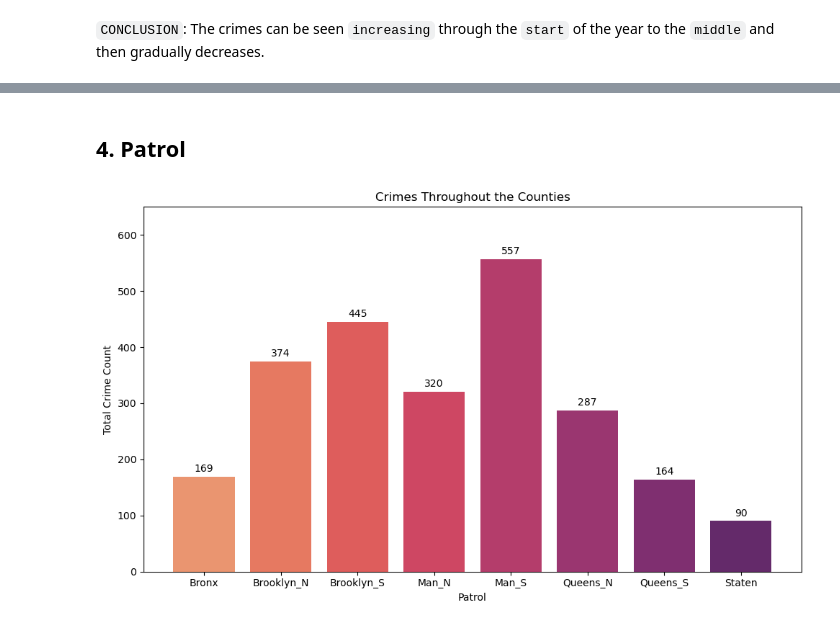
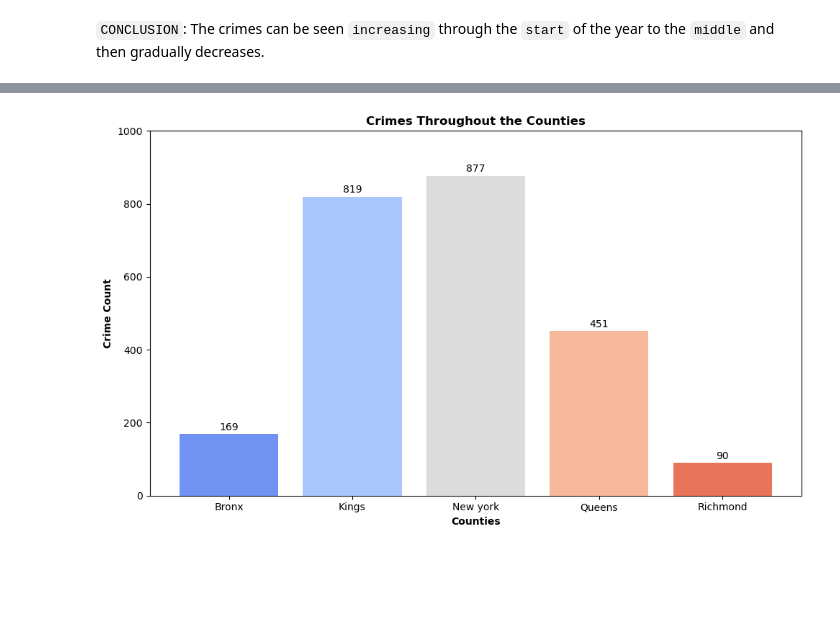
Before and after one commit to manjit-baishya-datascience/NYPD-Hate-Crime-EDA, a Jupyter notebook: nypd-hate-crime-eda.ipynb, the cells around one changed output, grey strips where cells are left out. Cells and saved outputs as stored; diff of their text form; code cells hidden in the pictures; blank space fills up the shorter version.

```diff
--- a/nypd-hate-crime-eda.ipynb
+++ b/nypd-hate-crime-eda.ipynb
@@ -335,6 +329,7 @@ array(['Religion', 'Race', 'Origin', 'Gender', 'Orientation', 'Diabled',
 Here, we sort our data as per the `record_date`.
 # %%
 df = df.sort_values(by='record_date').reset_index(drop=True)
+df.drop('record_date', axis = 1, inplace = True)
 
 df.head()
 # %% [output]
@@ -471,37 +576,28 @@ plt.show()
-# %% [markdown]
-## **4. Patrol**
 # %%
-# Counting total crime counts as per counties
-date_counts = df['patrol'].value_counts().sort_index()
+# counting Crime Counts as per counties
+counts = df['county'].value_counts().sort_index()
 
-# Get the number of unique counties
-num_counties = len(date_counts)
+# getting the number of unique counties
+num_counties = len(counts)
 
-# Set seaborn colormap to 'mako'
-colors = sns.color_palette("flare", num_counties)
+# seaborn colormap to 'coolwarm'
+colors = sns.color_palette("coolwarm", num_counties)
 
-# Plot the bar plot
 plt.figure(figsize=(10, 6))
-bars = plt.bar(date_counts.index, date_counts.values, color=colors)
+bars = plt.bar(counts.index, counts.values, color=colors)
+plt.title('Crimes Throughout the Counties', fontweight = 'bold')
+plt.ylabel('Crime Count', fontweight = 'bold')
+plt.xlabel('Counties', fontweight = 'bold')
 
-# Set title and y-axis label
-plt.title('Crimes Throughout the Counties')
-plt.ylabel('Total Crime Count')
-plt.xlabel('Patrol')
+# setting max limit on y-axis
+plt.ylim(0, 1000)
 
-# Remove x-axis labels
-plt.xticks()
-
-# Setting max limit on y-axis
-plt.ylim(0, 650)
-
-# Add annotations above each bar
 for bar in bars:
     yval = bar.get_height()
     plt.text(bar.get_x() + bar.get_width()/2, yval + 5, round(yval), ha='center', va='bottom')
 
-# Show the plot
+# plot
 plt.tight_layout()
 plt.show()
 # %% [output]
-[figure, old version]
+[figure, new version]
```
Also changed, not shown: parts of 41 cells of this notebook.
